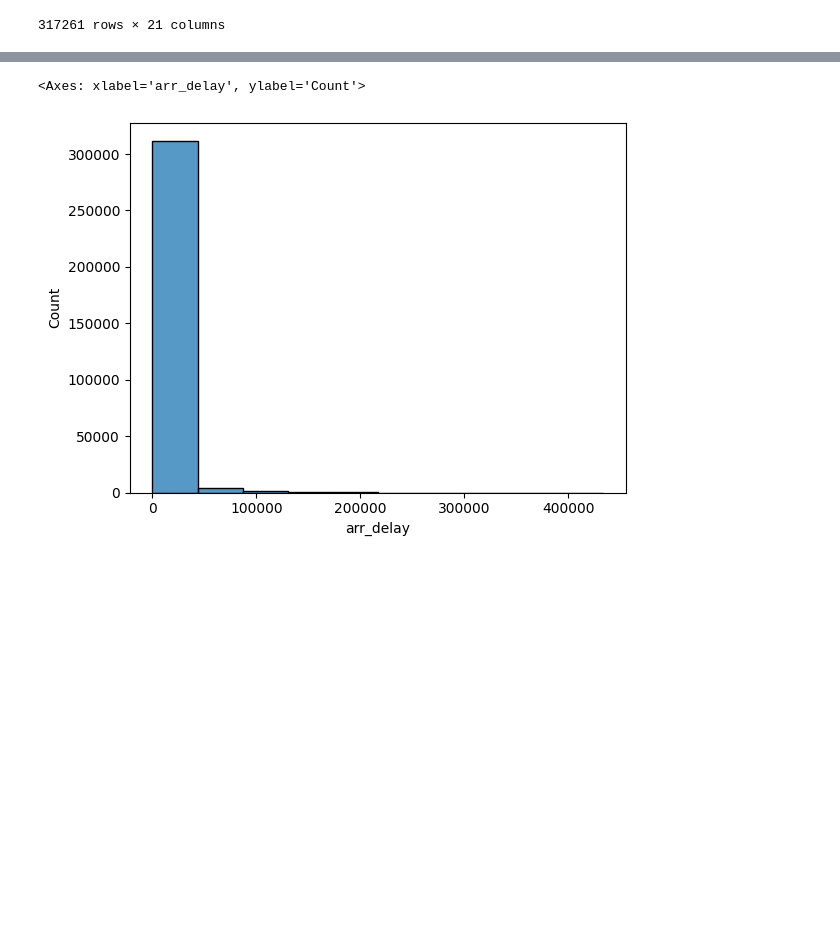
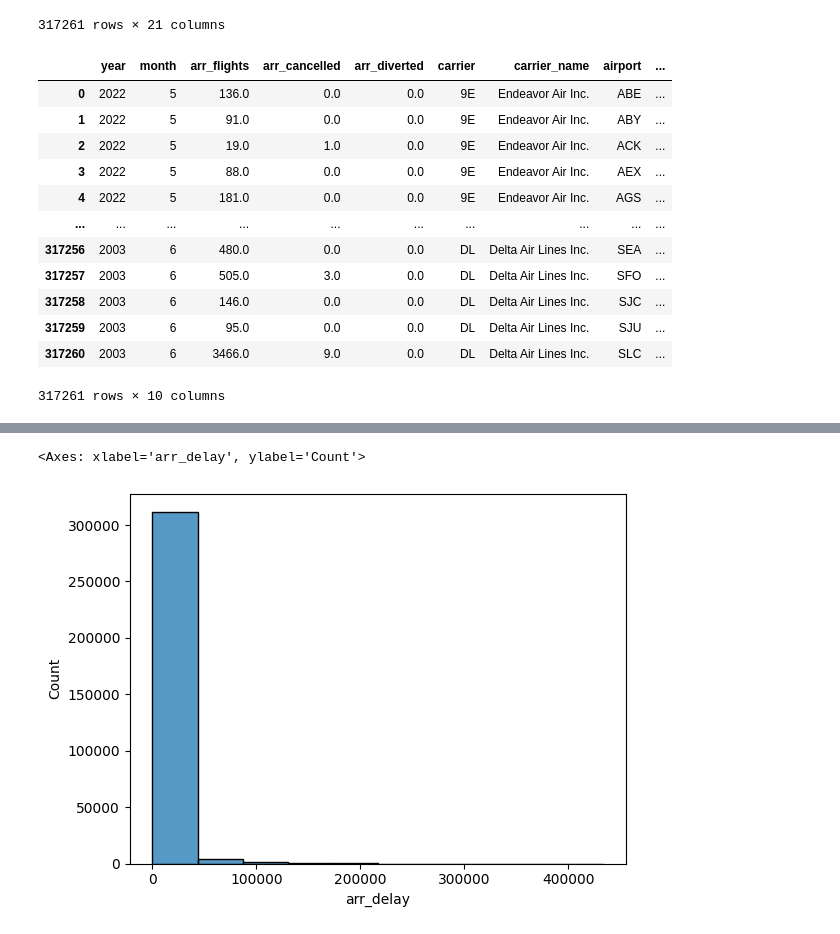
Before and after one commit to waad-moaness/Airline_Delay_Prediction, a Jupyter notebook: notebook.ipynb, the cells around one changed output, grey strips where cells are left out. Saved outputs shown, nothing was run; the diff lists cells and outputs as text; code cells hidden in the pictures; blank space fills up the shorter version.

```diff
--- a/notebook.ipynb
+++ b/notebook.ipynb
@@ -170,3 +157,19 @@ df
+# %%
+df
+# %% [output]
+|  | year | month | arr_flights | arr_cancelled | arr_diverted | carrier | carrier_name | airport | ... |
+| 0 | 2022 | 5 | 136.0 | 0.0 | 0.0 | 9E | Endeavor Air Inc. | ABE | ... |
+| 1 | 2022 | 5 | 91.0 | 0.0 | 0.0 | 9E | Endeavor Air Inc. | ABY | ... |
+| 2 | 2022 | 5 | 19.0 | 1.0 | 0.0 | 9E | Endeavor Air Inc. | ACK | ... |
+| 3 | 2022 | 5 | 88.0 | 0.0 | 0.0 | 9E | Endeavor Air Inc. | AEX | ... |
+| 4 | 2022 | 5 | 181.0 | 0.0 | 0.0 | 9E | Endeavor Air Inc. | AGS | ... |
+| ... | ... | ... | ... | ... | ... | ... | ... | ... | ... |
+| 317256 | 2003 | 6 | 480.0 | 0.0 | 0.0 | DL | Delta Air Lines Inc. | SEA | ... |
+| 317257 | 2003 | 6 | 505.0 | 3.0 | 0.0 | DL | Delta Air Lines Inc. | SFO | ... |
+| 317258 | 2003 | 6 | 146.0 | 0.0 | 0.0 | DL | Delta Air Lines Inc. | SJC | ... |
+| 317259 | 2003 | 6 | 95.0 | 0.0 | 0.0 | DL | Delta Air Lines Inc. | SJU | ... |
+| 317260 | 2003 | 6 | 3466.0 | 9.0 | 0.0 | DL | Delta Air Lines Inc. | SLC | ... |
+317261 rows × 10 columns
 # %%
 for col in categorical:
     df[col] = df[col].str.lower().str.replace(' ' ,'_' ).str.replace(r'[^\w\s]', '', regex=True)
```
Also changed, not shown: parts of 45 cells of this notebook, 2 other files.
